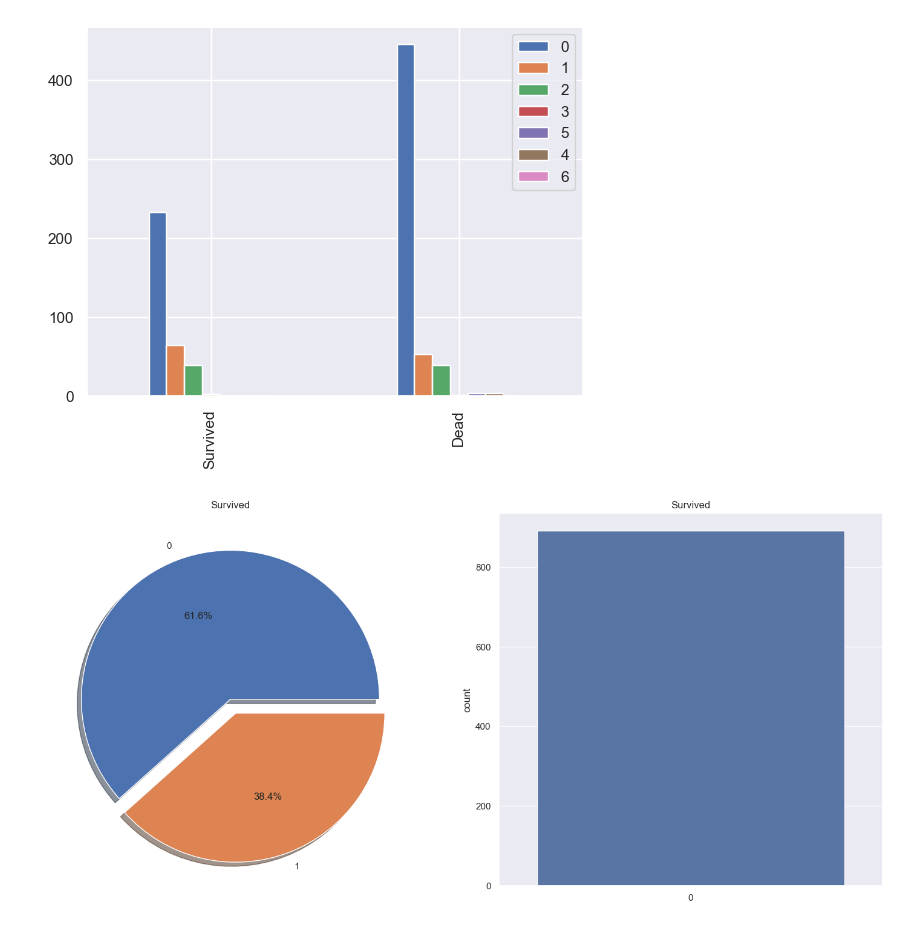
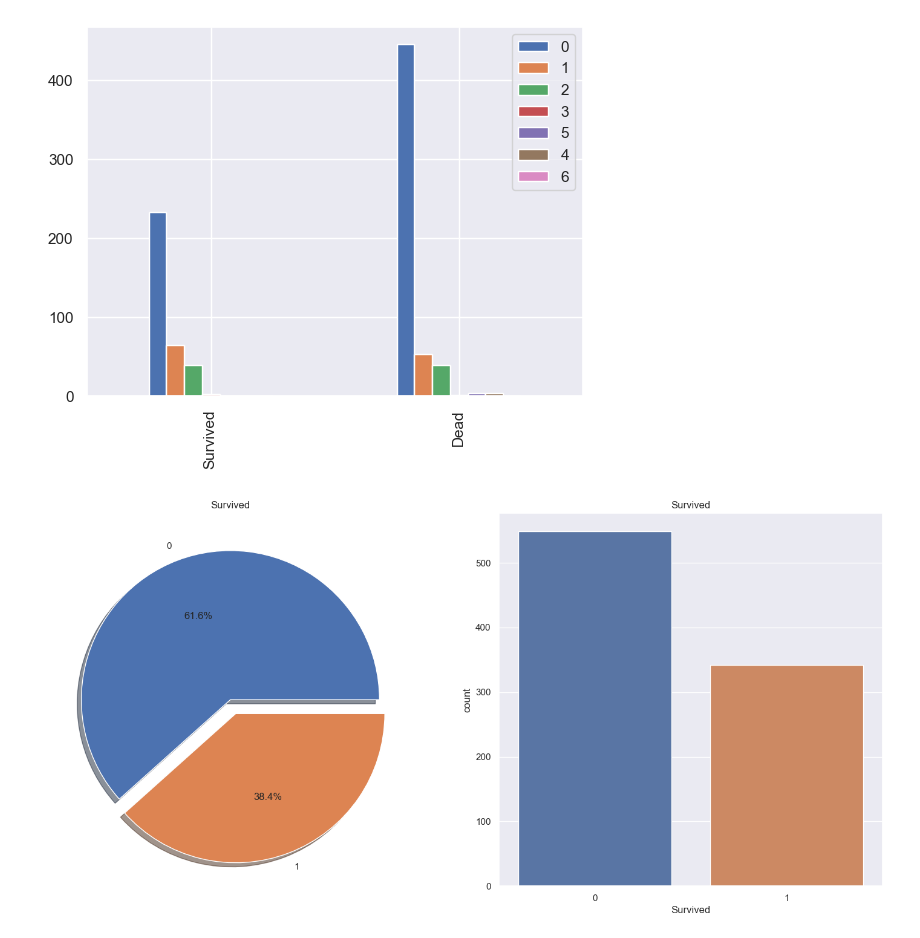
Before and after one commit to Mahfazzalin/Titanic, a Jupyter notebook: Titanic.ipynb, the cells around one changed output. Drawn from its saved outputs; the diff is of its cells as text; code cells hidden in the pictures.

```diff
--- a/Titanic.ipynb
+++ b/Titanic.ipynb
@@ -138,17 +138,17 @@ bar_chart("Parch")
 # %%
 #this code is for pie chart , there is no function declair
 
 
-f, ax = plt.subplots(1, 2, figsize=(18, 8))
+f,ax = plt.subplots(1, 2, figsize=(18, 8))
 train['Survived'].value_counts().plot.pie(explode=[0, 0.1], autopct='%1.1f%%', ax=ax[0], shadow=True)
 ax[0].set_title('Survived')
 ax[0].set_ylabel('')
 Survived_num = train['Survived'].astype('float')
 
-sns.countplot(Survived_num, ax = ax[1] )
+#sns.countplot(Survived_num, ax = ax[1] )
 
-#sns.countplot('Survived',data=train ax = ax[1])
+sns.countplot(data=train,x='Survived', ax = ax[1])
 ax[1].set_title('Survived')
 plt.show()
 # %% [output]
-[figure, old version]
+[figure, new version]
```
Also changed, not shown: parts of 14 cells of this notebook.
